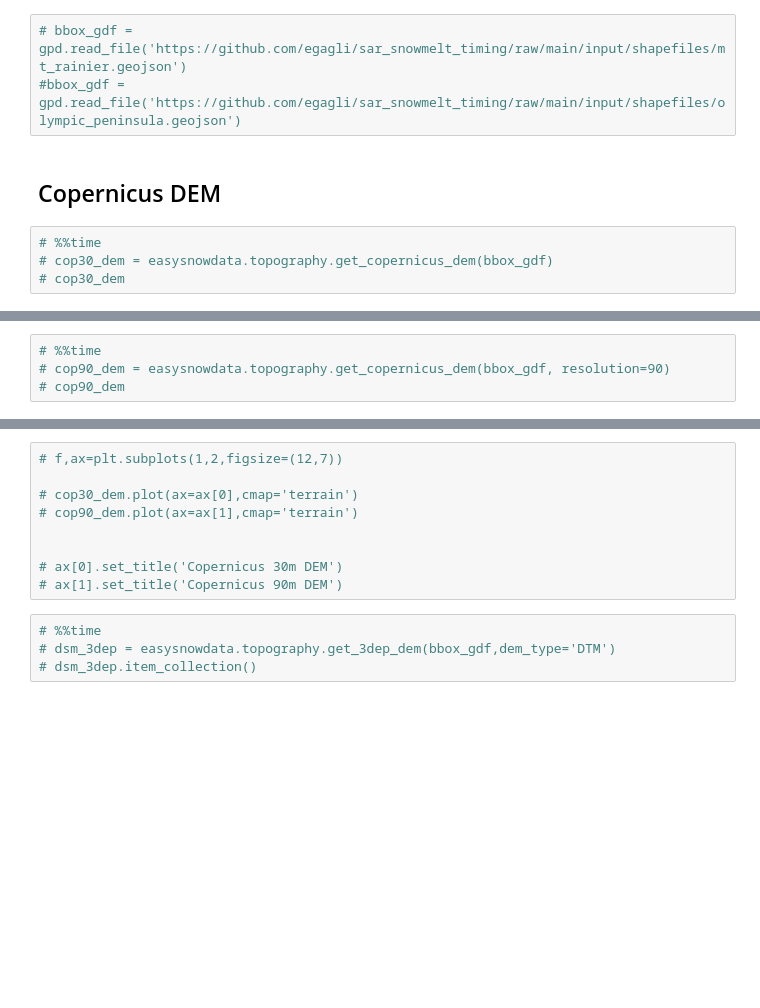
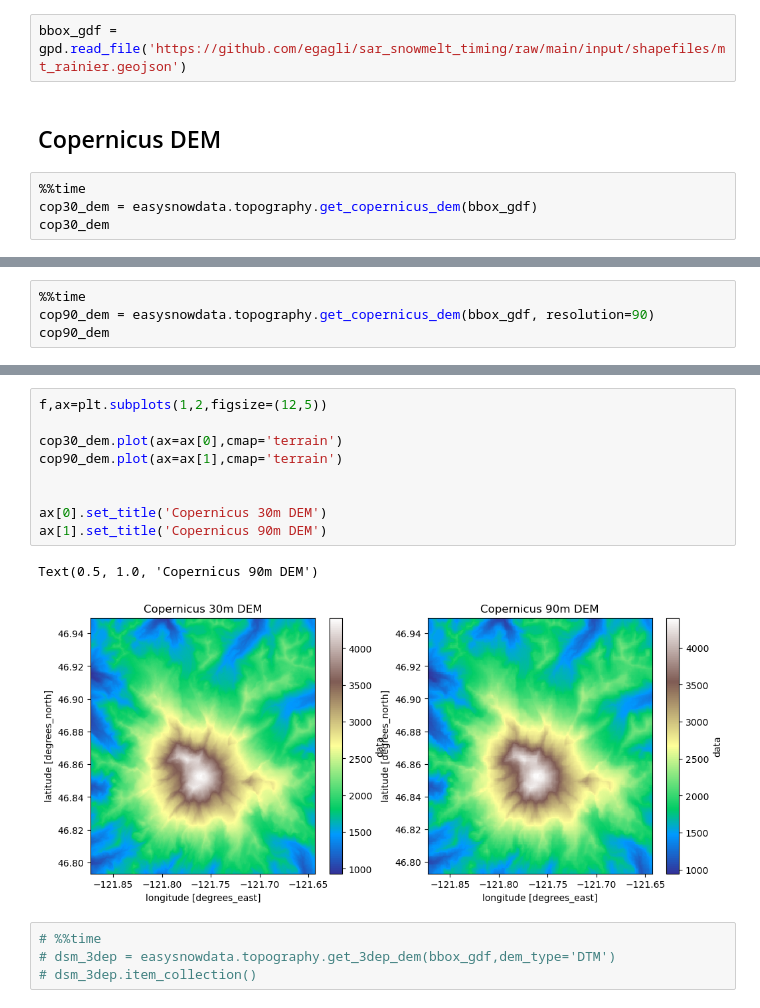
Before and after one commit to egagli/easysnowdata, a Jupyter notebook: docs/examples/topography_examples.ipynb, the cells around one changed output, grey strips where cells are left out. Saved outputs shown, nothing was run; the diff lists cells and outputs as text; blank space fills up the shorter version.

```diff
--- a/docs/examples/topography_examples.ipynb
+++ b/docs/examples/topography_examples.ipynb
@@ -22,9 +23,8 @@
 # %%
-# bbox_gdf = gpd.read_file('https://github.com/egagli/sar_snowmelt_timing/raw/main/input/shapefiles/mt_rainier.geojson')
-#bbox_gdf = gpd.read_file('https://github.com/egagli/sar_snowmelt_timing/raw/main/input/shapefiles/olympic_peninsula.geojson')
+bbox_gdf = gpd.read_file('https://github.com/egagli/sar_snowmelt_timing/raw/main/input/shapefiles/mt_rainier.geojson')
 # %% [markdown]
 ## Copernicus DEM
 # %%
-# %%time
-# cop30_dem = easysnowdata.topography.get_copernicus_dem(bbox_gdf)
-# cop30_dem
+%%time
+cop30_dem = easysnowdata.topography.get_copernicus_dem(bbox_gdf)
+cop30_dem
@@ -31,4 +58,4 @@
 # %%
-# %%time
-# cop90_dem = easysnowdata.topography.get_copernicus_dem(bbox_gdf, resolution=90)
-# cop90_dem
+%%time
+cop90_dem = easysnowdata.topography.get_copernicus_dem(bbox_gdf, resolution=90)
+cop90_dem
@@ -35,12 +89,15 @@
 # %%
-# f,ax=plt.subplots(1,2,figsize=(12,7))
+f,ax=plt.subplots(1,2,figsize=(12,5))
 
-# cop30_dem.plot(ax=ax[0],cmap='terrain')
-# cop90_dem.plot(ax=ax[1],cmap='terrain')
+cop30_dem.plot(ax=ax[0],cmap='terrain')
+cop90_dem.plot(ax=ax[1],cmap='terrain')
 
 
-# ax[0].set_title('Copernicus 30m DEM')
-# ax[1].set_title('Copernicus 90m DEM')
+ax[0].set_title('Copernicus 30m DEM')
+ax[1].set_title('Copernicus 90m DEM')
+# %% [output]
+Text(0.5, 1.0, 'Copernicus 90m DEM')
+[figure, added]
 # %%
 # %%time
 # dsm_3dep = easysnowdata.topography.get_3dep_dem(bbox_gdf,dem_type='DTM')
```
Also changed, not shown: parts of 5 cells of this notebook, 2 other files.
